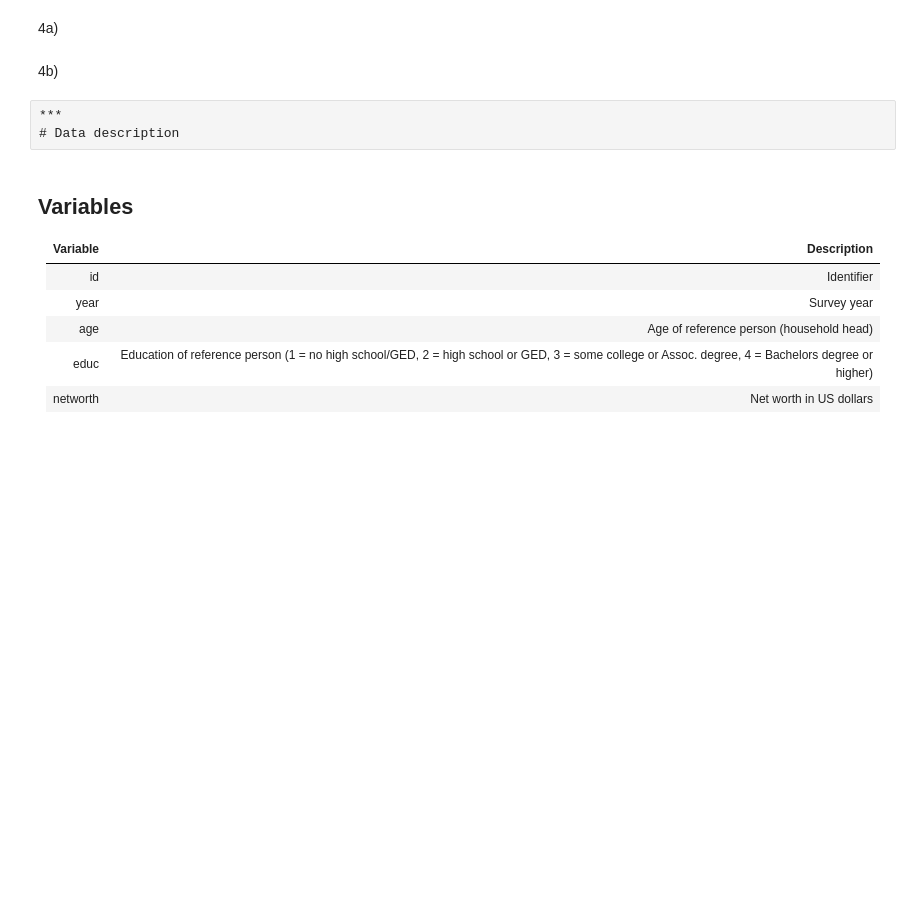
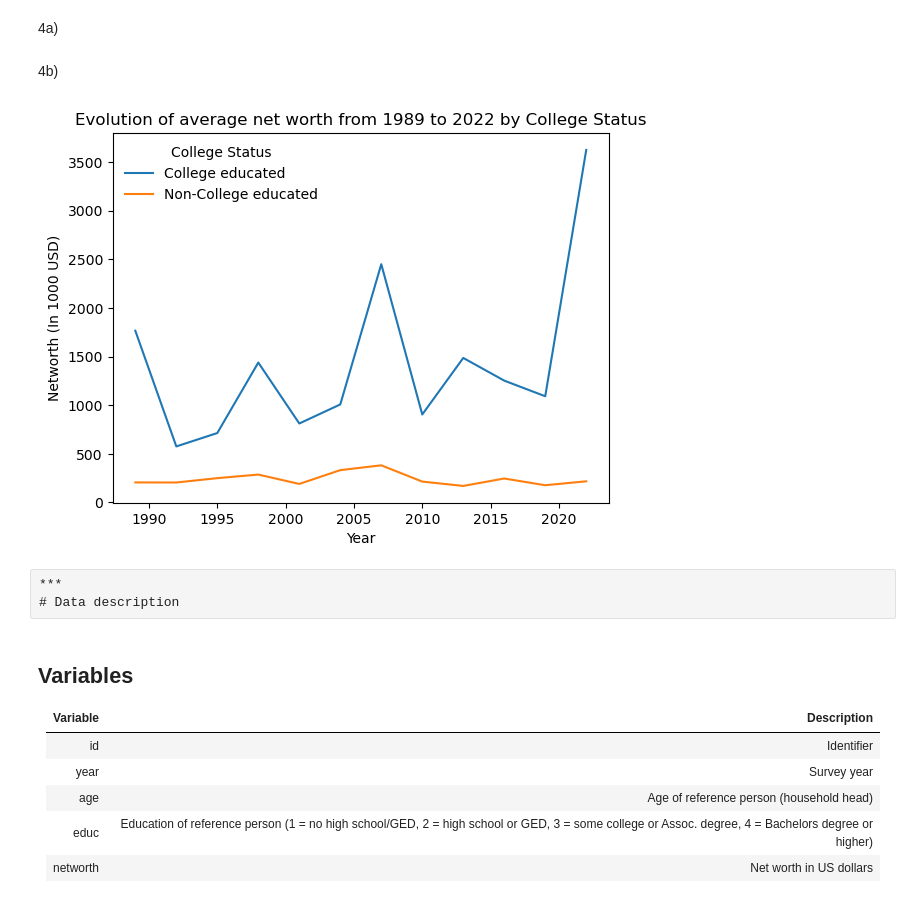
Before and after one commit to DusanNikolic99/TECH2-H25-assignment2, a Jupyter notebook: assignment2.ipynb, the cells around one changed output. Cells and saved outputs as stored; diff of their text form; code cells hidden in the pictures; blank space fills up the shorter version.

Commit message:
Task 4

```diff
--- a/assignment2.ipynb
+++ b/assignment2.ipynb
@@ -225,8 +225,54 @@ plt.show()
 [figure]
 # %% [markdown]
 4a)
+# %%
+# Compute the average net worth (in thousands of US dollars) by survey year, separately for
+# non-college (college=0) and the college-educated (college=1).
+
+# Took a similair approach as in task 2 when it came to the distribution to numbers
+avg_networth_for_college_educated_by_year = {}
+avg_networth_for_non_college_educated_by_year = {}
+
+# Choose to try out the iterrows() method this time. As the name describes, it iterates over the rows in the data frame
+for _, row in scf_data.iterrows():
+
+    networth = row["networth"]
+    year = row["year"]
+    college_educ = row["college"]
+
+    if year not in avg_networth_for_college_educated_by_year:
+        avg_networth_for_college_educated_by_year[year] = []
+
+    if year not in avg_networth_for_non_college_educated_by_year:
+        avg_networth_for_non_college_educated_by_year[year] = []
+
+    if college_educ == 1:
+        avg_networth_for_college_educated_by_year[year].append(networth)
+    else:
+        avg_networth_for_non_college_educated_by_year[year].append(networth)
+# %%
+# Computing the average net worth (in 1000's of US dollars) by survey year,
+# separately for non-college and the college-educated.
+
+for year, networths in avg_networth_for_college_educated_by_year.items():
+    avg_networth_for_college_educated_by_year[year] = statistics.mean(np.array(networths))
+
+for year, networths in avg_networth_for_non_college_educated_by_year.items():
+    avg_networth_for_non_college_educated_by_year[year] = statistics.mean(np.array(networths))
 # %% [markdown]
 4b)
+# %%
+# Creating a line plot that shows the evolution of net worth over the years 1989 to 2022 by college status,
+# i.e., your figure should contain two lines, one for college and one for non-college.
+plt.plot(avg_networth_for_college_educated_by_year.keys(), avg_networth_for_college_educated_by_year.values(), label= "College educated")
+plt.plot(avg_networth_for_non_college_educated_by_year.keys(), avg_networth_for_non_college_educated_by_year.values(), label= "Non-College educated")
+plt.title("Evolution of average net worth from 1989 to 2022 by College Status")
+plt.xlabel("Year")
+plt.ylabel("Networth (In 1000 USD)")
+plt.legend(loc="upper left", title="College Status", frameon=False)
+plt.show()
+# %% [output]
+[figure, added]
 # %% [raw]
 ***
 # Data description
```
